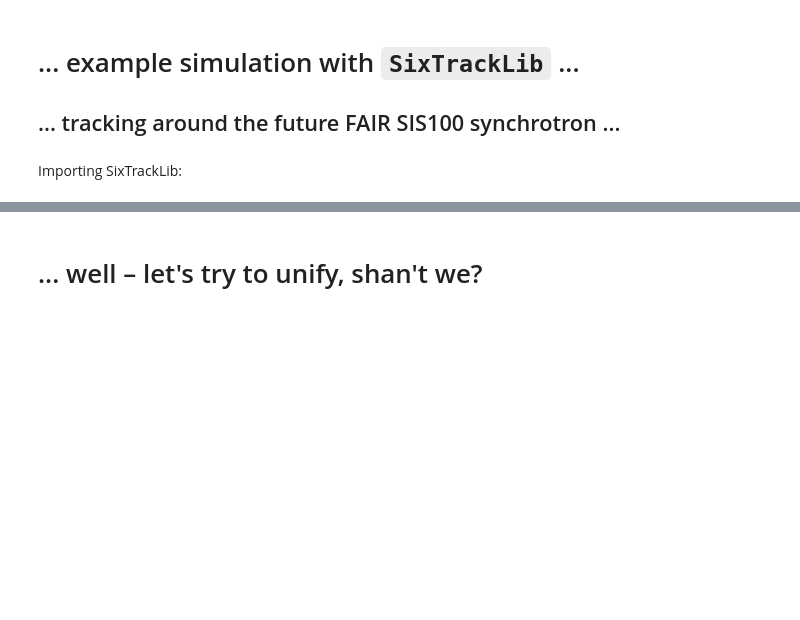
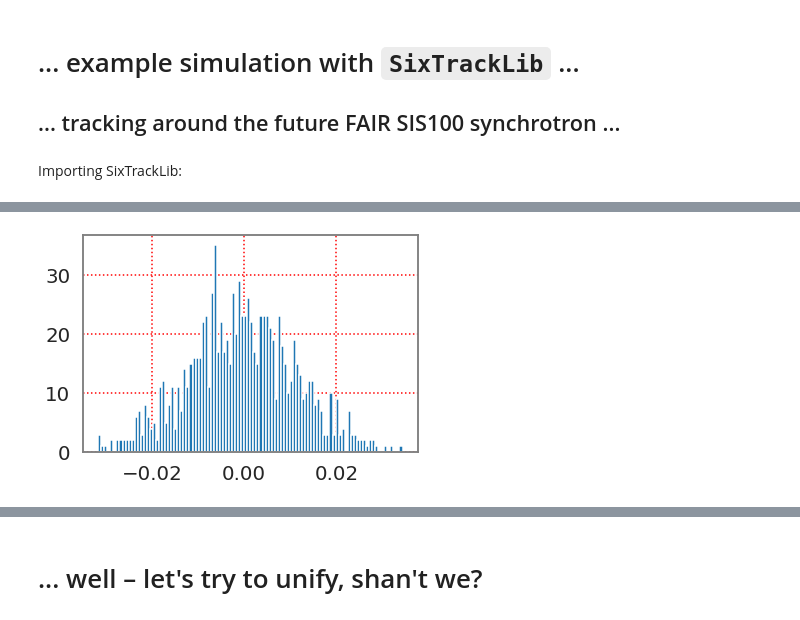
Before and after one commit to aoeftiger/pyhep2020, a Jupyter notebook: talk.ipynb, the cells around one changed output, grey strips where cells are left out. Cells and saved outputs as stored; diff of their text form; code cells hidden in the pictures; blank space fills up the shorter version.

```diff
--- a/talk.ipynb
+++ b/talk.ipynb
@@ -297,0 +699,4 @@ SixTrackLib commit f42c420da20602c9c4c08172338ed3019bb20d25
+# %%
+plt.hist(x[0:n_macroparticles], bins=100);
+# %% [output]
+[figure, added]
```
Also changed, not shown: parts of 48 cells of this notebook, 2 other files.
